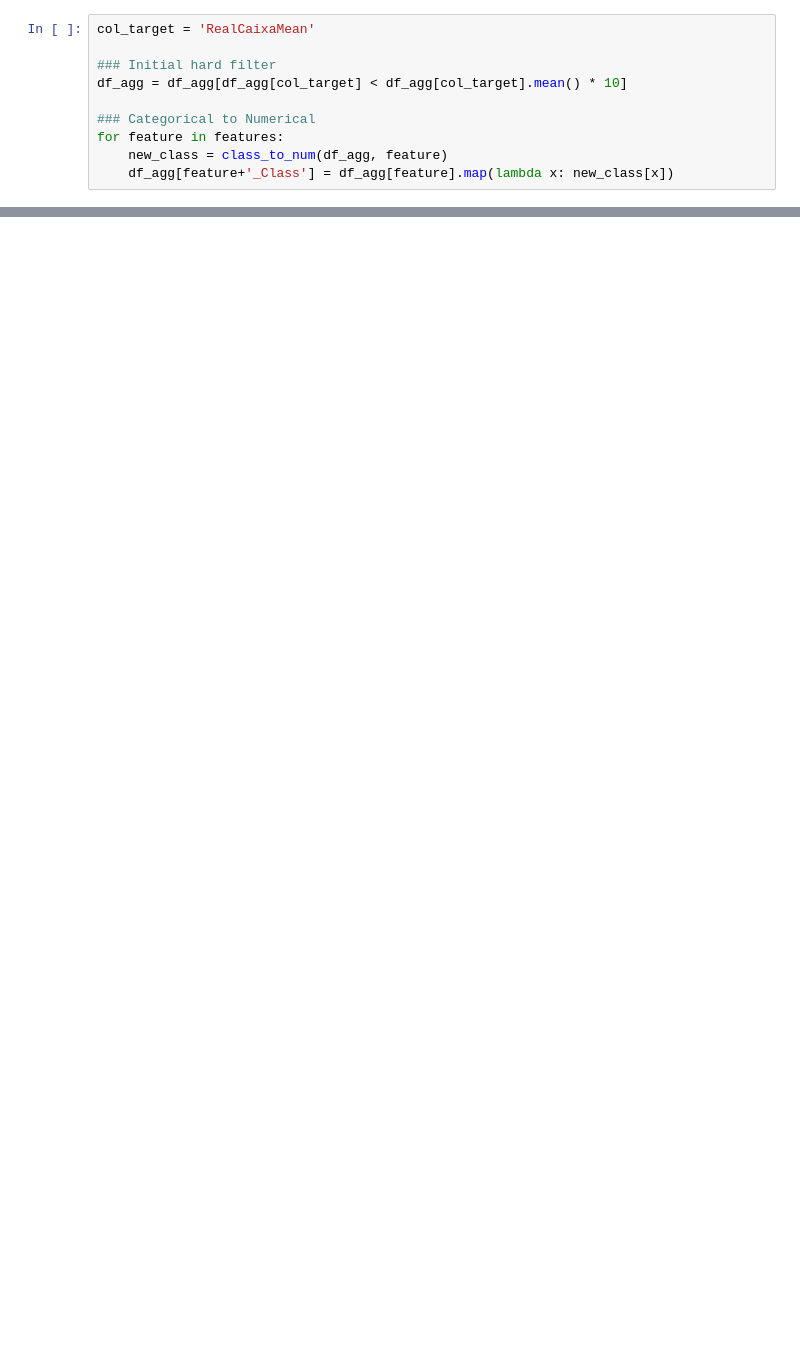
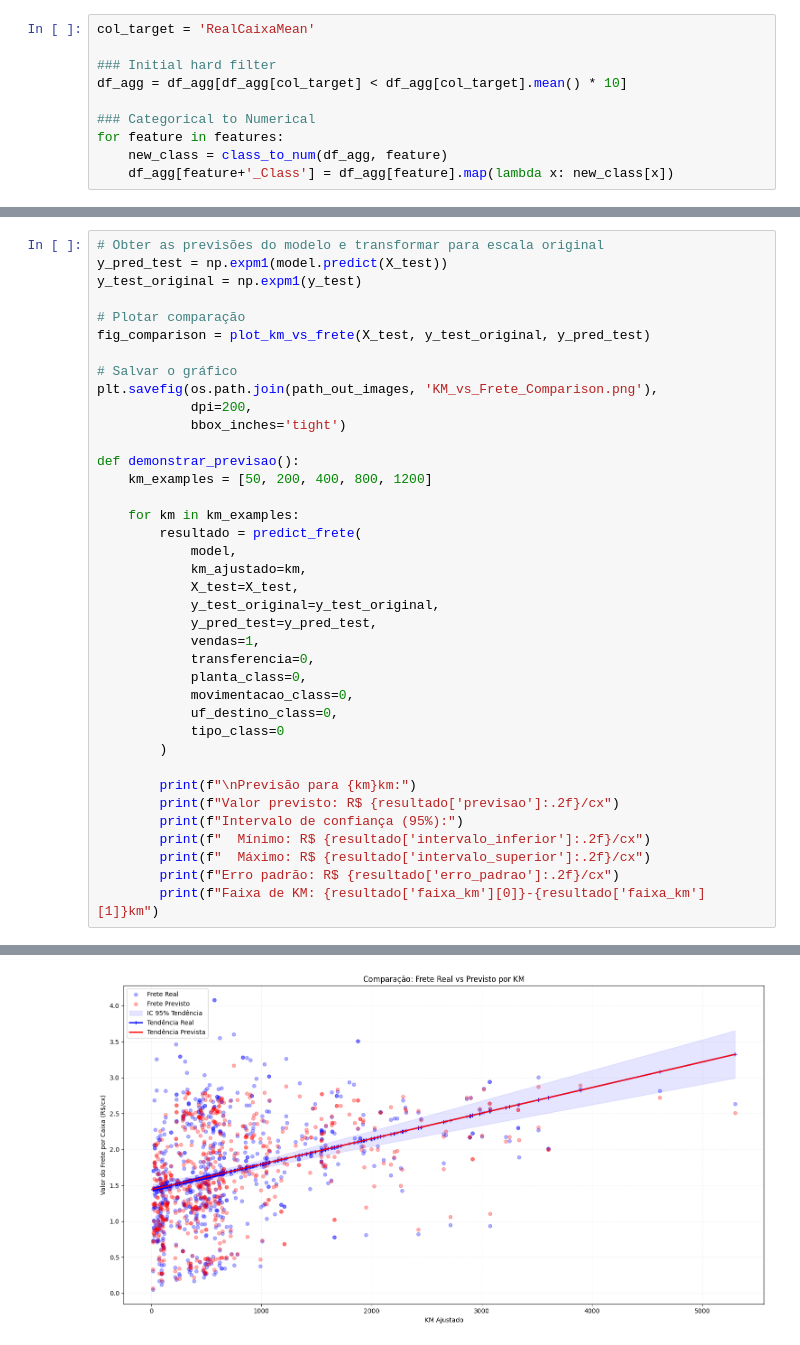
Before and after one commit to romulobsilva/fretes_antt, a Jupyter notebook: model_build_v01.ipynb, the cells around one changed output, grey strips where cells are left out. Cells and saved outputs as stored; diff of their text form; blank space fills up the shorter version.

```diff
--- a/model_build_v01.ipynb
+++ b/model_build_v01.ipynb
@@ -667,0 +740,39 @@ eng_classes
+# %%
+# Obter as previsões do modelo e transformar para escala original
+y_pred_test = np.expm1(model.predict(X_test))
+y_test_original = np.expm1(y_test)
+
+# Plotar comparação
+fig_comparison = plot_km_vs_frete(X_test, y_test_original, y_pred_test)
+
+# Salvar o gráfico
+plt.savefig(os.path.join(path_out_images, 'KM_vs_Frete_Comparison.png'),
+            dpi=200,
+            bbox_inches='tight')
+
+def demonstrar_previsao():
+    km_examples = [50, 200, 400, 800, 1200]
+
+    for km in km_examples:
+        resultado = predict_frete(
+            model,
+            km_ajustado=km,
+            X_test=X_test,
+            y_test_original=y_test_original,
+            y_pred_test=y_pred_test,
+            vendas=1,
+            transferencia=0,
+            planta_class=0,
+            movimentacao_class=0,
+            uf_destino_class=0,
+            tipo_class=0
+        )
+
+        print(f"\nPrevisão para {km}km:")
+        print(f"Valor previsto: R$ {resultado['previsao']:.2f}/cx")
+        print(f"Intervalo de confiança (95%):")
+        print(f"  Mínimo: R$ {resultado['intervalo_inferior']:.2f}/cx")
+        print(f"  Máximo: R$ {resultado['intervalo_superior']:.2f}/cx")
+        print(f"Erro padrão: R$ {resultado['erro_padrao']:.2f}/cx")
+        print(f"Faixa de KM: {resultado['faixa_km'][0]}-{resultado['faixa_km'][1]}km")
+# %% [output]
@@ -667,0 +796 @@ eng_classes
+[figure, added]
```
Also changed, not shown: parts of 27 cells of this notebook.
